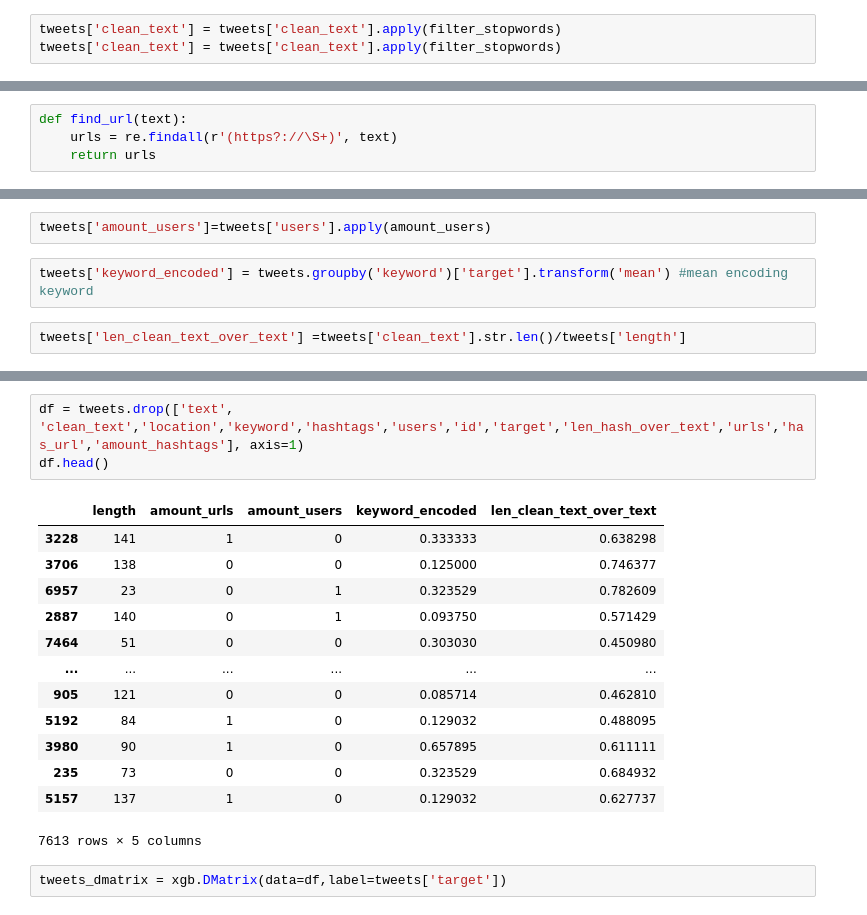
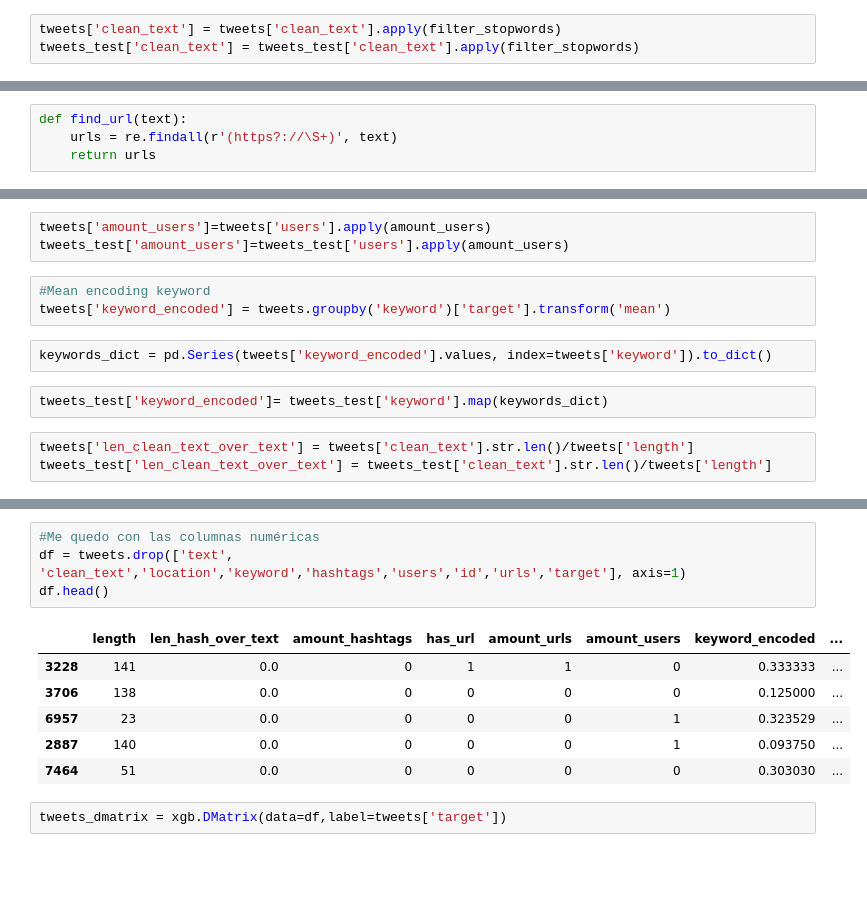
Before and after one commit to tomifarall/Orga-Datos-Tp2, a Jupyter notebook: XGBoost.ipynb, the cells around one changed output, grey strips where cells are left out. Saved outputs shown, nothing was run; the diff lists cells and outputs as text; blank space fills up the shorter version.

```diff
--- a/XGBoost.ipynb
+++ b/XGBoost.ipynb
@@ -50,7 +54,7 @@ def filter_stopwords(tokenized_text):
     return not_stopwords
 # %%
 tweets['clean_text'] = tweets['clean_text'].apply(filter_stopwords)
-tweets['clean_text'] = tweets['clean_text'].apply(filter_stopwords)
+tweets_test['clean_text'] = tweets_test['clean_text'].apply(filter_stopwords)
 # %%
 from nltk.stem.wordnet import WordNetLemmatizer
 lemmatizer = WordNetLemmatizer()
@@ -107,9 +118,16 @@ tweets['amount_urls'] = tweets['urls'].apply(lambda x: len(x))
 # %%
 tweets['amount_users']=tweets['users'].apply(amount_users)
+tweets_test['amount_users']=tweets_test['users'].apply(amount_users)
 # %%
-tweets['keyword_encoded'] = tweets.groupby('keyword')['target'].transform('mean') #mean encoding keyword
+#Mean encoding keyword
+tweets['keyword_encoded'] = tweets.groupby('keyword')['target'].transform('mean')
+# %%
+keywords_dict = pd.Series(tweets['keyword_encoded'].values, index=tweets['keyword']).to_dict()
+# %%
+tweets_test['keyword_encoded']= tweets_test['keyword'].map(keywords_dict)
 # %%
-tweets['len_clean_text_over_text'] =tweets['clean_text'].str.len()/tweets['length']
+tweets['len_clean_text_over_text'] = tweets['clean_text'].str.len()/tweets['length']
+tweets_test['len_clean_text_over_text'] = tweets_test['clean_text'].str.len()/tweets['length']
 # %%
 tweets.head()
 # %% [output]
@@ -120,21 +138,15 @@ tweets.head()
 | 2887 | 4149 | drown | NaN | @POTUS you until you drown by wat... | 0 | 140 | potus drown water entering lung a... | [] | 0.0 | ... |
 | 7464 | 10680 | wounds | cody, austin follows ?*? | Crawling in my skin\r\nThese woun... | 1 | 51 | crawling skin wound hea | [] | 0.0 | ... |
 # %%
-df = tweets.drop(['text', 'clean_text','location','keyword','hashtags','users','id','target','len_hash_over_text','urls','has_url','amount_hashtags'], axis=1)
+#Me quedo con las columnas numéricas
+df = tweets.drop(['text', 'clean_text','location','keyword','hashtags','users','id','urls','target'], axis=1)
 df.head()
 # %% [output]
-|  | length | amount_urls | amount_users | keyword_encoded | len_clean_text_over_text |
-| 3228 | 141 | 1 | 0 | 0.333333 | 0.638298 |
-| 3706 | 138 | 0 | 0 | 0.125000 | 0.746377 |
-| 6957 | 23 | 0 | 1 | 0.323529 | 0.782609 |
-| 2887 | 140 | 0 | 1 | 0.093750 | 0.571429 |
-| 7464 | 51 | 0 | 0 | 0.303030 | 0.450980 |
-| ... | ... | ... | ... | ... | ... |
-| 905 | 121 | 0 | 0 | 0.085714 | 0.462810 |
-| 5192 | 84 | 1 | 0 | 0.129032 | 0.488095 |
-| 3980 | 90 | 1 | 0 | 0.657895 | 0.611111 |
-| 235 | 73 | 0 | 0 | 0.323529 | 0.684932 |
-| 5157 | 137 | 1 | 0 | 0.129032 | 0.627737 |
+|  | length | len_hash_over_text | amount_hashtags | has_url | amount_urls | amount_users | keyword_encoded | ... |
+| 3228 | 141 | 0.0 | 0 | 1 | 1 | 0 | 0.333333 | ... |
+| 3706 | 138 | 0.0 | 0 | 0 | 0 | 0 | 0.125000 | ... |
+| 6957 | 23 | 0.0 | 0 | 0 | 0 | 1 | 0.323529 | ... |
+| 2887 | 140 | 0.0 | 0 | 0 | 0 | 1 | 0.093750 | ... |
+| 7464 | 51 | 0.0 | 0 | 0 | 0 | 0 | 0.303030 | ... |
-7613 rows × 5 columns
 # %%
 tweets_dmatrix = xgb.DMatrix(data=df,label=tweets['target'])
```
Also changed, not shown: parts of 34 cells of this notebook.
